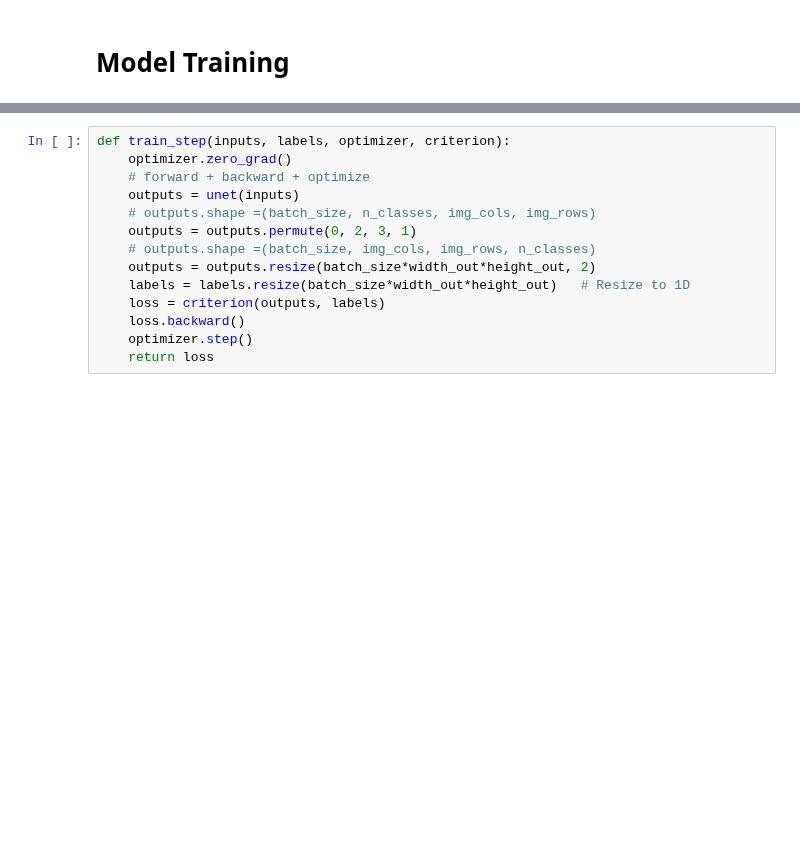
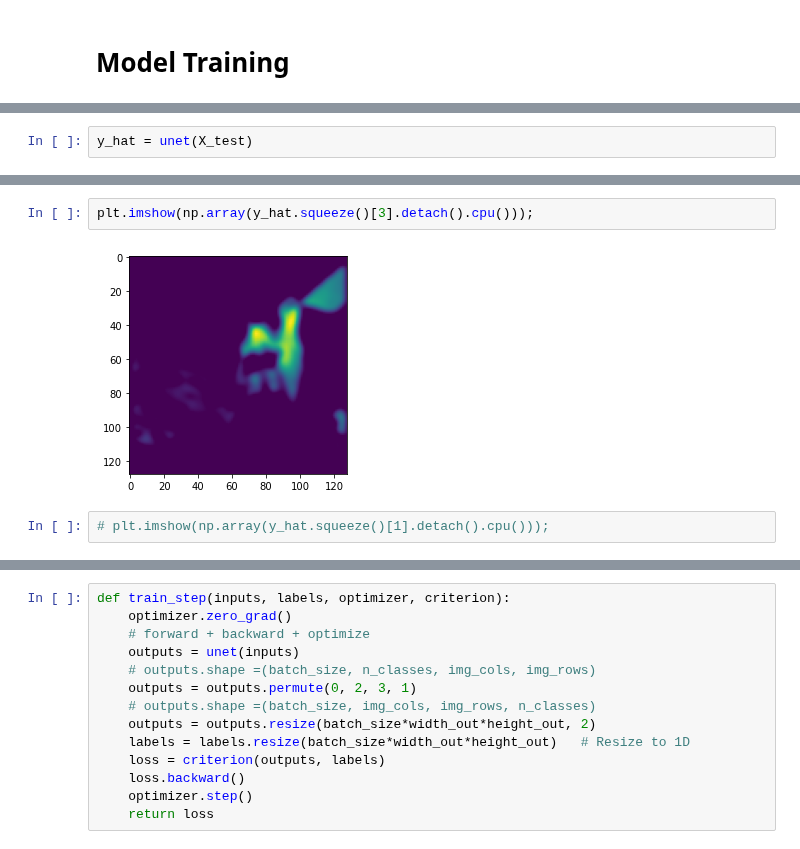
Before and after one commit to johnwslee/Data_Science_Libraries, a Jupyter notebook: PyTorch/Unet/Unet_image_segmentation_dogs_and_cats.ipynb, the cells around one changed output, grey strips where cells are left out. Saved outputs shown, nothing was run; the diff lists cells and outputs as text; blank space fills up the shorter version.

```diff
--- a/PyTorch/Unet/Unet_image_segmentation_dogs_and_cats.ipynb
+++ b/PyTorch/Unet/Unet_image_segmentation_dogs_and_cats.ipynb
@@ -273,0 +402,2 @@ optimizer = optim.SGD(unet.parameters(), lr=learning_rate, momentum=0.99)
+# %%
+y_hat = unet(X_test)
@@ -273,0 +416,6 @@ optimizer = optim.SGD(unet.parameters(), lr=learning_rate, momentum=0.99)
+# %%
+plt.imshow(np.array(y_hat.squeeze()[3].detach().cpu()));
+# %% [output]
+[figure, added]
+# %%
+# plt.imshow(np.array(y_hat.squeeze()[1].detach().cpu()));
```
Also changed, not shown: parts of 31 cells of this notebook.
